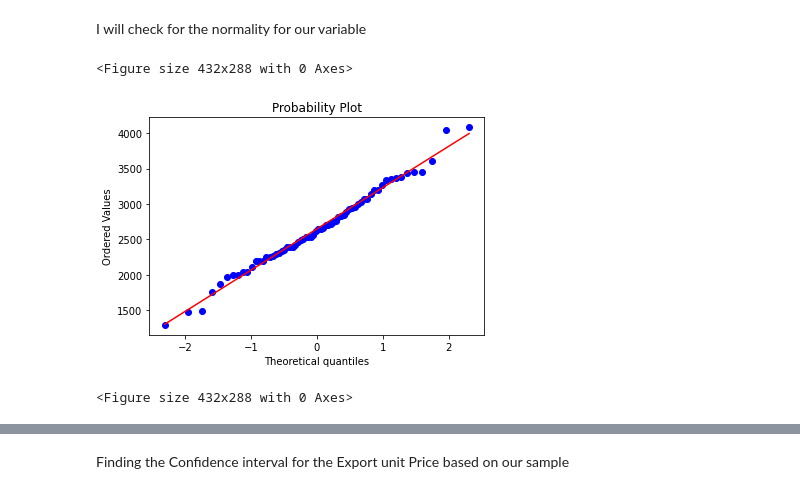
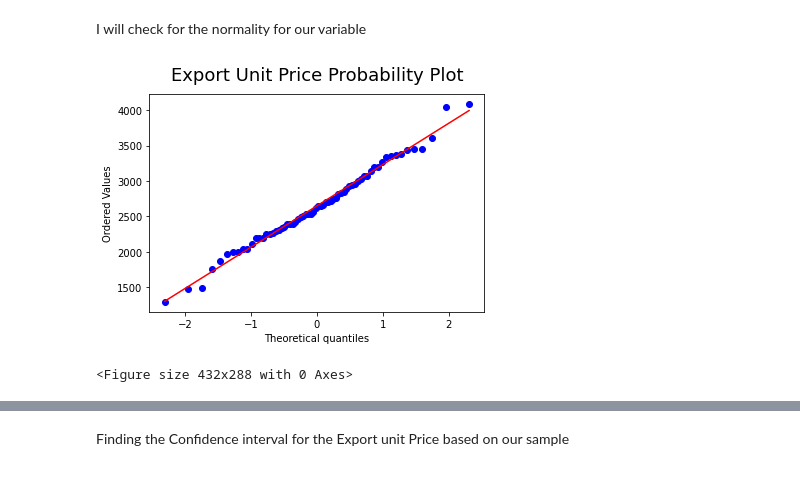
Before and after one commit to LuizLopes-cct/CA2, a Jupyter notebook: CA2_Statistics.ipynb, the cells around one changed output, grey strips where cells are left out. Drawn from its saved outputs; the diff is of its cells as text; code cells hidden in the pictures.

```diff
--- a/CA2_Statistics.ipynb
+++ b/CA2_Statistics.ipynb
@@ -212,9 +210,9 @@ CTM_Area
 # %% [markdown]
 I will check for the normality for our variable
 # %%
-stats.probplot(df['Export Unit Price (USD)'], plot=plt)
-plt.figure()
+stats.probplot(df['Export Unit Price (USD)'], plot=plt);
+title('Export Unit Price Probability Plot');
+plt.figure();
 # %% [output]
+[figure, new version]
 <Figure size 432x288 with 0 Axes>
-[figure, old version]
-<Figure size 432x288 with 0 Axes>
```
Also changed, not shown: parts of 29 cells of this notebook, 1 other file.
